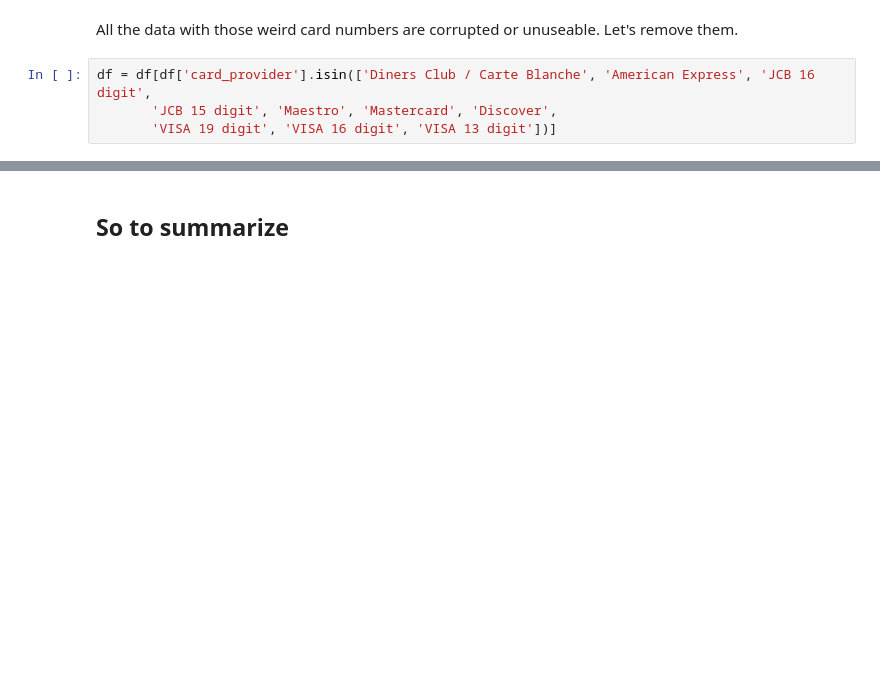
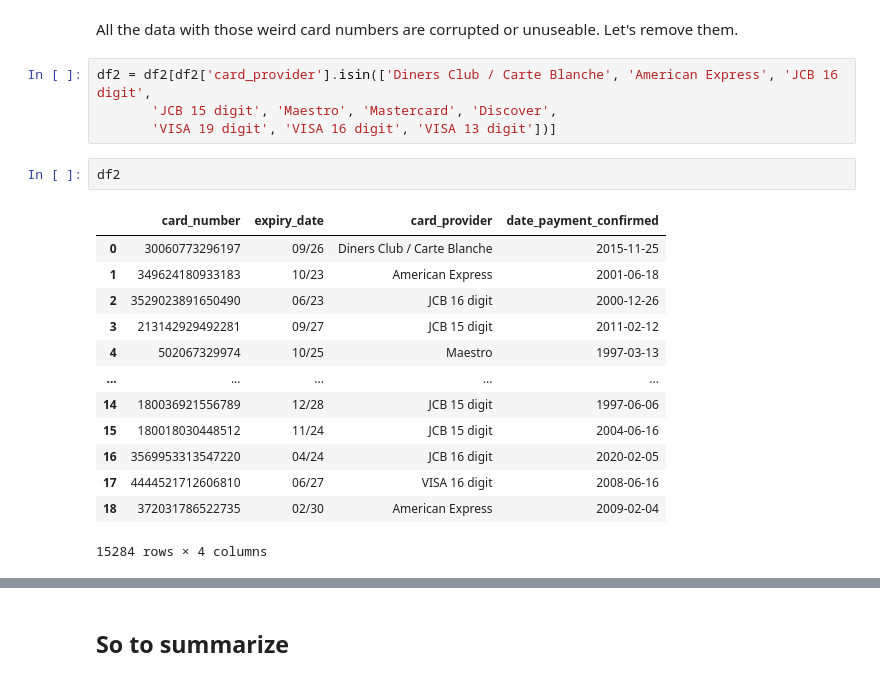
Before and after one commit to SaveSavio/multinational-retail-data-centralisation, a Jupyter notebook: RDS_table_cleaning.ipynb, the cells around one changed output, grey strips where cells are left out. Drawn from its saved outputs; the diff is of its cells as text; blank space fills up the shorter version.

```diff
--- a/RDS_table_cleaning.ipynb
+++ b/RDS_table_cleaning.ipynb
@@ -250,6 +313,22 @@ df[df['card_provider'].isin(['NB71VBAHJE',
 # %% [markdown]
 All the data with those weird card numbers are corrupted or unuseable. Let's remove them.
 # %%
-df = df[df['card_provider'].isin(['Diners Club / Carte Blanche', 'American Express', 'JCB 16 digit',
+df2 = df2[df2['card_provider'].isin(['Diners Club / Carte Blanche', 'American Express', 'JCB 16 digit',
        'JCB 15 digit', 'Maestro', 'Mastercard', 'Discover',
        'VISA 19 digit', 'VISA 16 digit', 'VISA 13 digit'])]
+# %%
+df2
+# %% [output]
+|  | card_number | expiry_date | card_provider | date_payment_confirmed |
+| 0 | 30060773296197 | 09/26 | Diners Club / Carte Blanche | 2015-11-25 |
+| 1 | 349624180933183 | 10/23 | American Express | 2001-06-18 |
+| 2 | 3529023891650490 | 06/23 | JCB 16 digit | 2000-12-26 |
+| 3 | 213142929492281 | 09/27 | JCB 15 digit | 2011-02-12 |
+| 4 | 502067329974 | 10/25 | Maestro | 1997-03-13 |
+| ... | ... | ... | ... | ... |
+| 14 | 180036921556789 | 12/28 | JCB 15 digit | 1997-06-06 |
+| 15 | 180018030448512 | 11/24 | JCB 15 digit | 2004-06-16 |
+| 16 | 3569953313547220 | 04/24 | JCB 16 digit | 2020-02-05 |
+| 17 | 4444521712606810 | 06/27 | VISA 16 digit | 2008-06-16 |
+| 18 | 372031786522735 | 02/30 | American Express | 2009-02-04 |
+15284 rows × 4 columns
```
Also changed, not shown: parts of 19 cells of this notebook, 2 other files.
